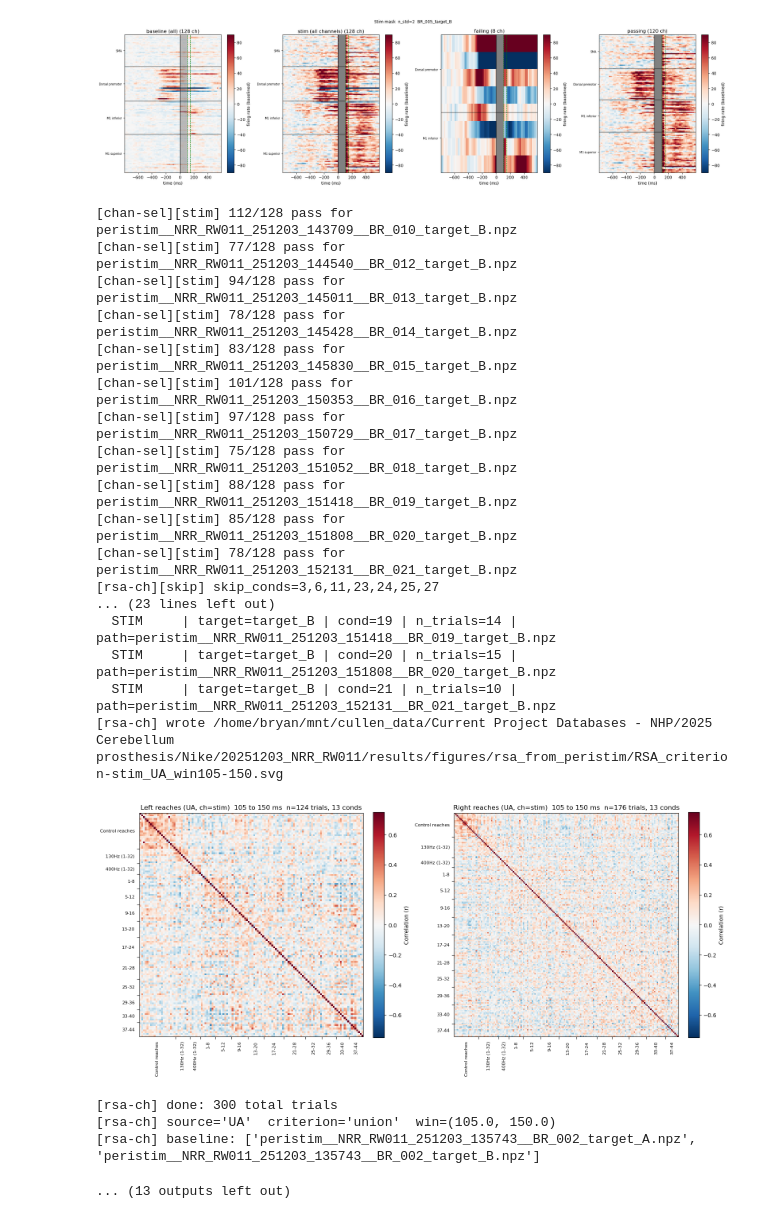
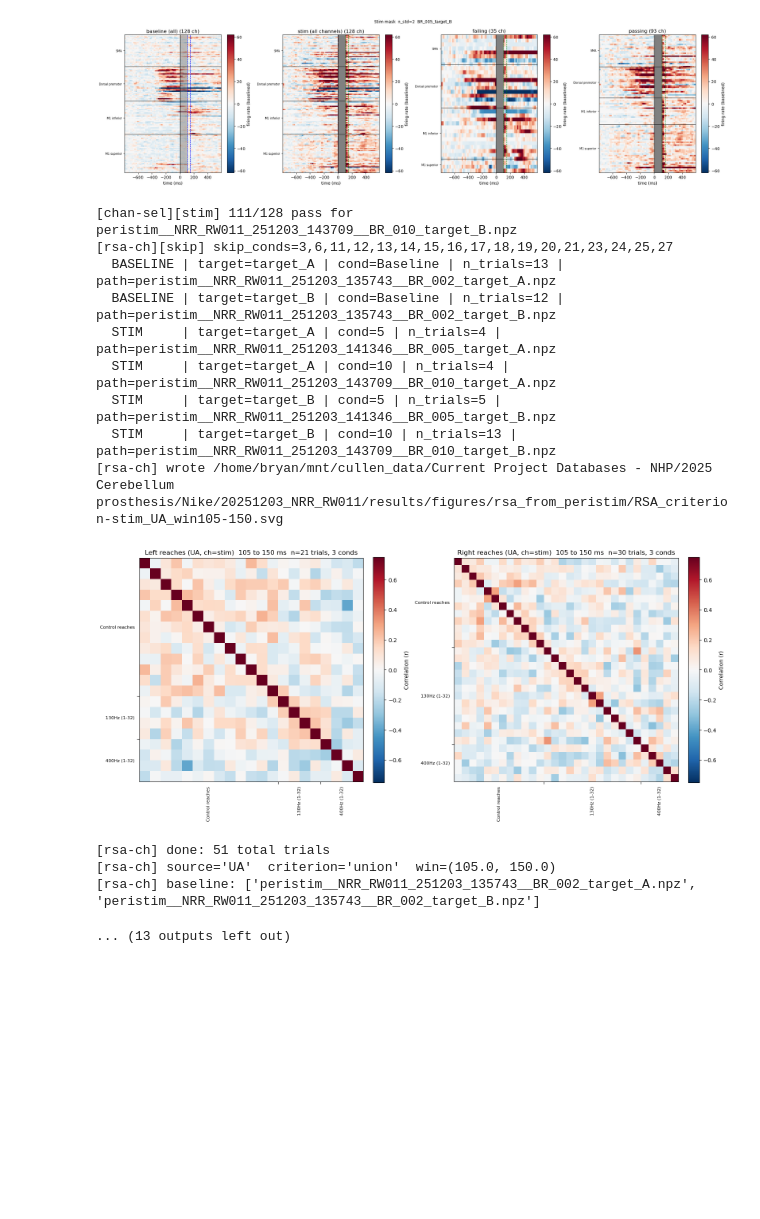
Before and after one commit to Raynor-Cerebellum-Project/RCP_analysis, a Jupyter notebook: scripts/bryan_scripts/RSA_consistency/RSA_poststim_grouped_up.ipynb, the cells around one changed output. Saved outputs shown, nothing was run; the diff lists cells and outputs as text; code cells hidden in the pictures; blank space fills up the shorter version.

Commit message:
some RSA edits to include at rest and baseline

```diff
--- a/scripts/bryan_scripts/RSA_consistency/RSA_poststim_grouped_up.ipynb
+++ b/scripts/bryan_scripts/RSA_consistency/RSA_poststim_grouped_up.ipynb
@@ -1254,10 +1304,9 @@ def run_trial_rsa_channel_criterion(
     for b in blocks_raw:
         b["base_mask"] = _base_mask(b)
 
-    targets_present = [t for t in ("target_A", "target_B")
-                       if any(b["target"] == t for b in blocks_raw)]
-    if not targets_present:
-        targets_present = sorted({b["target"] for b in blocks_raw})
+    targets_present = sorted(set(block_targets))
+    ordered = [t for t in ("Target_A", "Target_B", "at_rest") if t in targets_present]
+    targets_present = ordered or targets_present
 
     n_panels = len(targets_present)
     fig, axes = plt.subplots(1, n_panels, figsize=(8 * n_panels, 8), squeeze=False)
@@ -1314,7 +1363,7 @@ for _crit in ("movement", "stim", "union", "intersection", None):
         cond_label_extras=cond_label_extras,
         vmin=-0.75, vmax=0.75,
         baseline_port="A",
-        skip_conds={2, 3, 6, 8, 9, 11, 23, 24, 25, 27},
+        skip_conds={2, 3, 6, 11, 12, 13, 14, 15, 16, 17, 18, 19, 20, 21, 23, 24, 25, 27},
         cond_order=["Baseline", 10, 5],
     )
 # %% [output]
@@ -1361,23 +1392,15 @@ for _crit in ("movement", "stim", "union", "intersection", None):
-[figure, old version]
+[figure, new version]
-[chan-sel][stim] 112/128 pass for peristim__NRR_RW011_251203_143709__BR_010_target_B.npz
-[chan-sel][stim] 77/128 pass for peristim__NRR_RW011_251203_144540__BR_012_target_B.npz
-[chan-sel][stim] 94/128 pass for peristim__NRR_RW011_251203_145011__BR_013_target_B.npz
-[chan-sel][stim] 78/128 pass for peristim__NRR_RW011_251203_145428__BR_014_target_B.npz
-[chan-sel][stim] 83/128 pass for peristim__NRR_RW011_251203_145830__BR_015_target_B.npz
-[chan-sel][stim] 101/128 pass for peristim__NRR_RW011_251203_150353__BR_016_target_B.npz
-[chan-sel][stim] 97/128 pass for peristim__NRR_RW011_251203_150729__BR_017_target_B.npz
-[chan-sel][stim] 75/128 pass for peristim__NRR_RW011_251203_151052__BR_018_target_B.npz
-[chan-sel][stim] 88/128 pass for peristim__NRR_RW011_251203_151418__BR_019_target_B.npz
-[chan-sel][stim] 85/128 pass for peristim__NRR_RW011_251203_151808__BR_020_target_B.npz
-[chan-sel][stim] 78/128 pass for peristim__NRR_RW011_251203_152131__BR_021_target_B.npz
-[rsa-ch][skip] skip_conds=3,6,11,23,24,25,27
-... (23 lines left out)
-  STIM     | target=target_B | cond=19 | n_trials=14 | path=peristim__NRR_RW011_251203_151418__BR_019_target_B.npz
-  STIM     | target=target_B | cond=20 | n_trials=15 | path=peristim__NRR_RW011_251203_151808__BR_020_target_B.npz
-  STIM     | target=target_B | cond=21 | n_trials=10 | path=peristim__NRR_RW011_251203_152131__BR_021_target_B.npz
+[chan-sel][stim] 111/128 pass for peristim__NRR_RW011_251203_143709__BR_010_target_B.npz
+[rsa-ch][skip] skip_conds=3,6,11,12,13,14,15,16,17,18,19,20,21,23,24,25,27
+  BASELINE | target=target_A | cond=Baseline | n_trials=13 | path=peristim__NRR_RW011_251203_135743__BR_002_target_A.npz
+  BASELINE | target=target_B | cond=Baseline | n_trials=12 | path=peristim__NRR_RW011_251203_135743__BR_002_target_B.npz
+  STIM     | target=target_A | cond=5 | n_trials=4 | path=peristim__NRR_RW011_251203_141346__BR_005_target_A.npz
+  STIM     | target=target_A | cond=10 | n_trials=4 | path=peristim__NRR_RW011_251203_143709__BR_010_target_A.npz
+  STIM     | target=target_B | cond=5 | n_trials=5 | path=peristim__NRR_RW011_251203_141346__BR_005_target_B.npz
+  STIM     | target=target_B | cond=10 | n_trials=13 | path=peristim__NRR_RW011_251203_143709__BR_010_target_B.npz
 [rsa-ch] wrote /home/bryan/mnt/cullen_data/Current Project Databases - NHP/2025 Cerebellum prosthesis/Nike/20251203_NRR_RW011/results/figures/rsa_from_peristim/RSA_criterion-stim_UA_win105-150.svg
-[figure, old version]
+[figure, new version]
-[rsa-ch] done: 300 total trials
+[rsa-ch] done: 51 total trials
 [rsa-ch] source='UA'  criterion='union'  win=(105.0, 150.0)
 [rsa-ch] baseline: ['peristim__NRR_RW011_251203_135743__BR_002_target_A.npz', 'peristim__NRR_RW011_251203_135743__BR_002_target_B.npz']
 ... (13 outputs left out)
```
Also changed, not shown: parts of 6 cells of this notebook, 2 other files.
